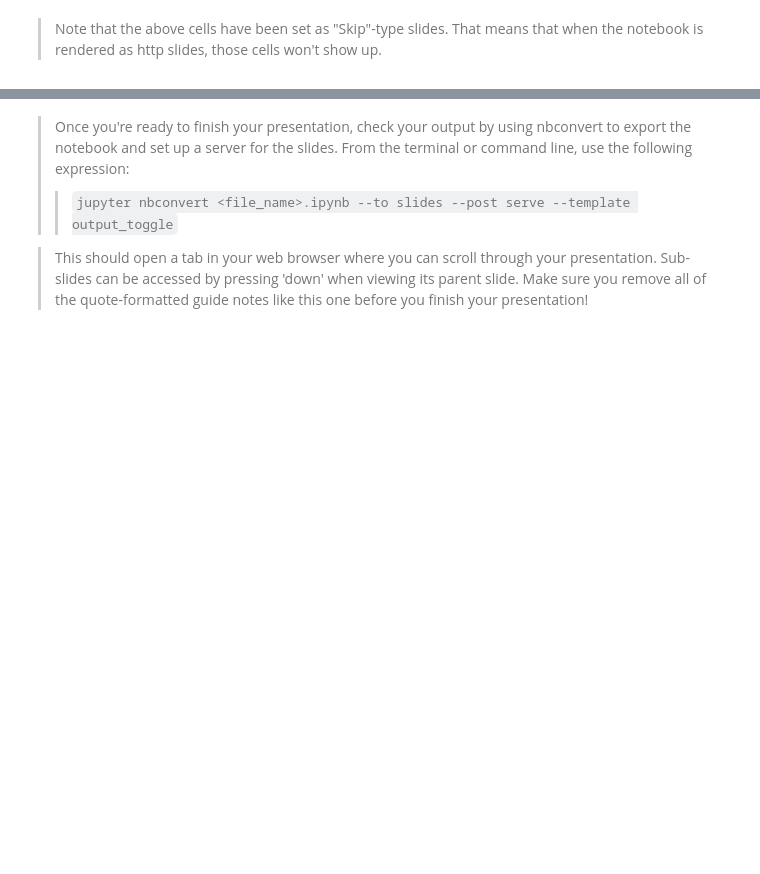
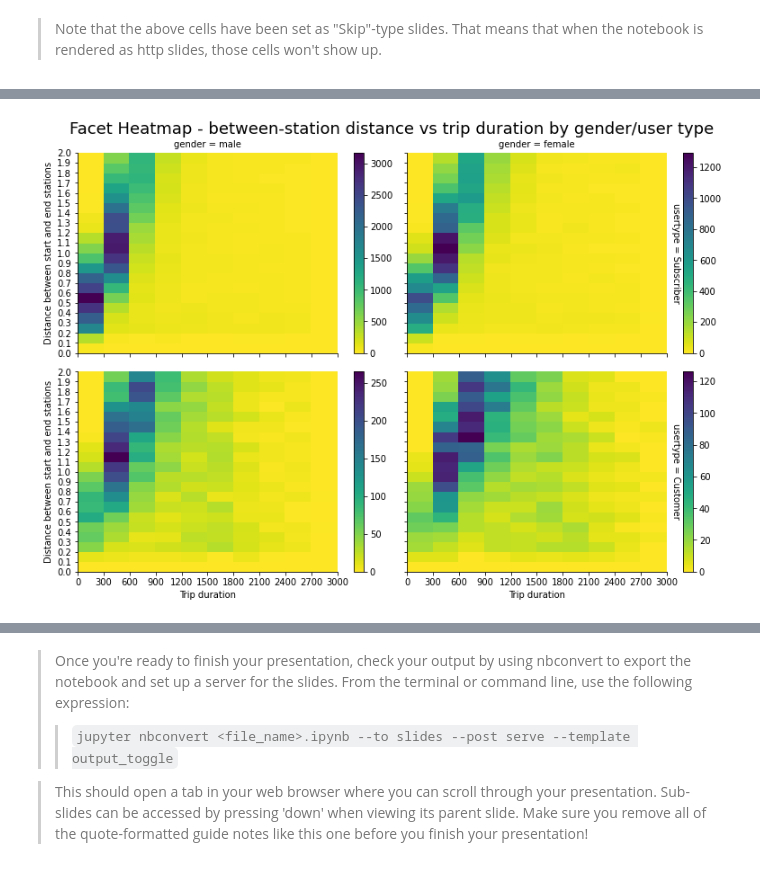
Before and after one commit to MinjianWu/Data-Analysis-NanoDegree-Project-6, a Jupyter notebook: slide_deck.ipynb, the cells around one changed output, grey strips where cells are left out. Saved outputs shown, nothing was run; the diff lists cells and outputs as text; code cells hidden in the pictures; blank space fills up the shorter version.

```diff
--- a/slide_deck.ipynb
+++ b/slide_deck.ipynb
@@ -40,0 +176,8 @@ but feel free to add more if you'd like!
+# %%
+# code cell
+# randomly pick 1% of the whole dataset to speed up plotting
+df_shorttrips = df.sample(frac=0.01, replace=False, random_state=1)
+
+# filter for only those trips that are between two closeby stations,
+# but not limited to any trip duration
+df_shorttrips = df_shorttrips[df_shorttrips['dist stations'] <= 2]
@@ -40,0 +188,26 @@ but feel free to add more if you'd like!
+# %%
+# Summarise the two plots above in a facet plot
+g = sns.FacetGrid(data=df_shorttrips,
+                  col='gender',
+                  row='usertype',
+                  margin_titles=True,
+                  height=3.6,
+                  aspect=1.5)
+
+# map a hist2d plot each with a colorbar onto the facet
+bins_x = np.arange(0, 3000 + 300, 300)  # every 5min (300s)
+bins_y = np.arange(0, 2 + 0.1, 0.1)  # every 100m
+
+def hist2d(data, color):
+    plt.hist2d(data['tripduration'],
+               data['dist stations'],
+               cmap='viridis_r',
+               bins=[bins_x, bins_y])
+    plt.colorbar()
+
+g.map_dataframe(hist2d)
+g.set_axis_labels("Trip duration", "Distance between start and end stations")
+g.set(xticks=bins_x, yticks=bins_y)
+plt.suptitle('Facet Heatmap - between-station distance vs trip duration by gender/user type', fontsize=18, y=1.02);
+# %% [output]
+[figure, added]
```
Also changed, not shown: parts of 30 cells of this notebook.
